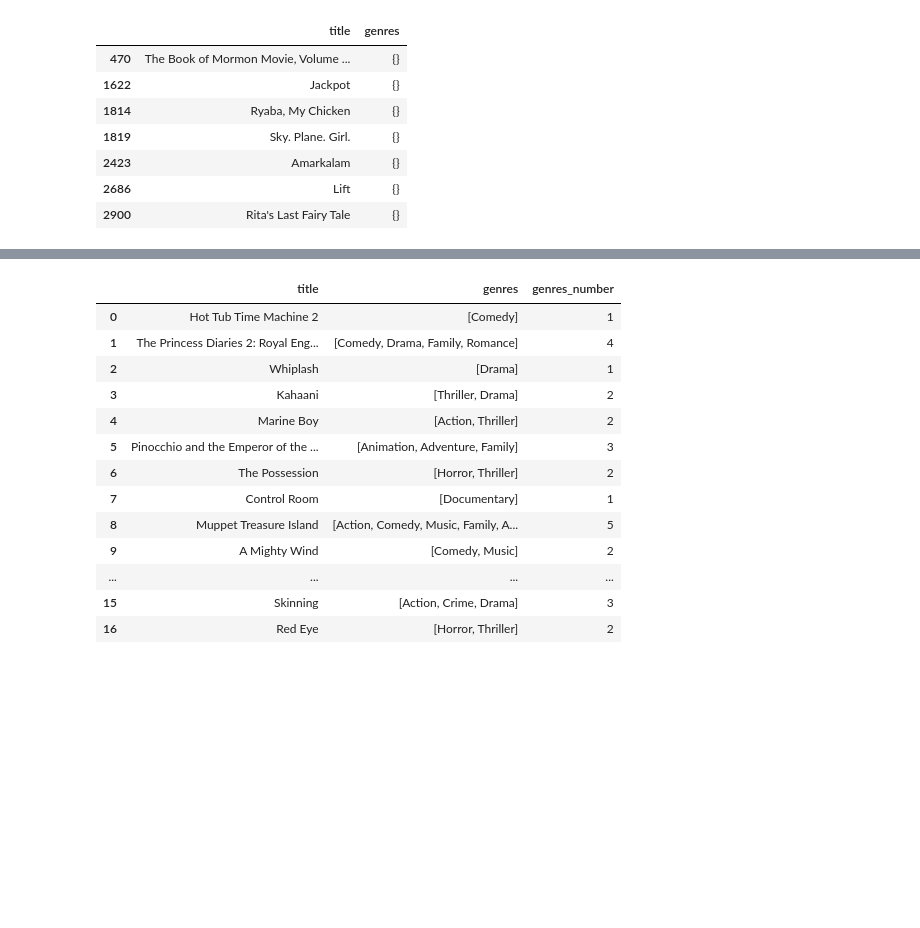
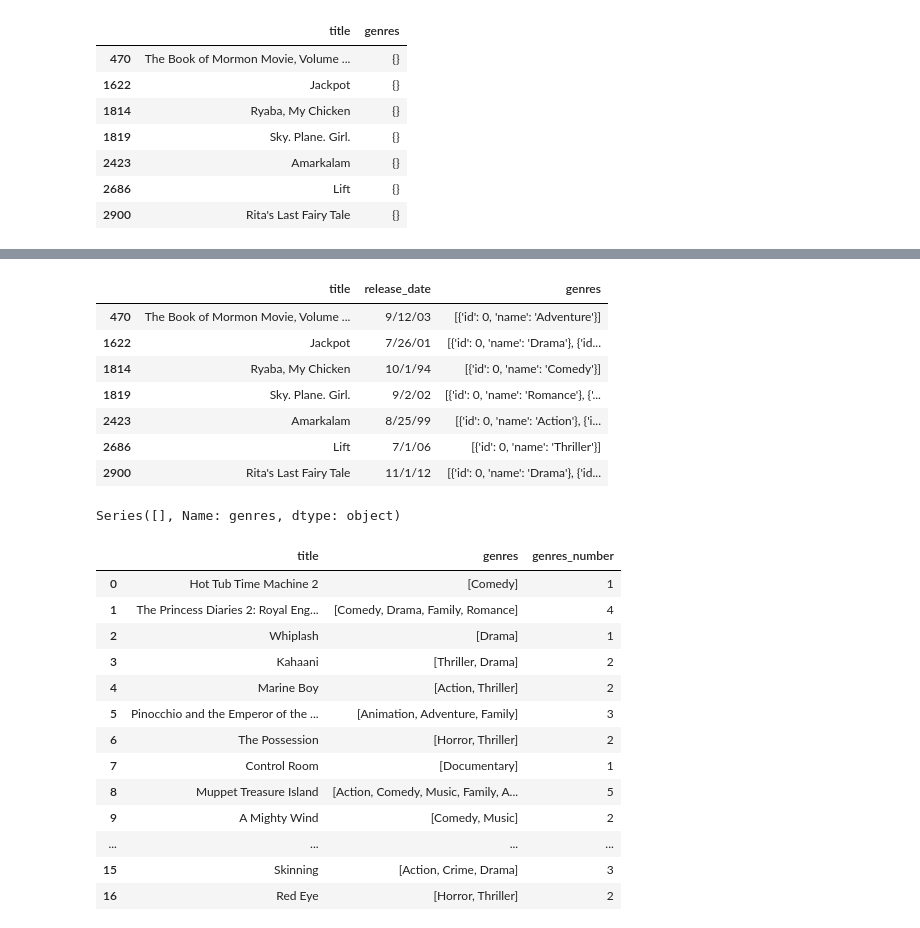
Before and after one commit to eRafaell/kaggle_tmdb_box_office_prediction, a Jupyter notebook: tmdb_box_office_prediction.ipynb, the cells around one changed output, grey strips where cells are left out. Saved outputs shown, nothing was run; the diff lists cells and outputs as text; code cells hidden in the pictures; blank space fills up the shorter version.

```diff
--- a/tmdb_box_office_prediction.ipynb
+++ b/tmdb_box_office_prediction.ipynb
@@ -370,3 +380,55 @@ pd.DataFrame({'title': train['title'][(train['genres'].apply(lambda x: len(x) if
+# %%
+# adding list of genres to empty cells of genres column - id=0 it isn't important
+
+train.loc[train['genres'].index == 470, 'genres'] \
+= train.loc[train['genres'].index == 470, 'genres']\
+.apply(lambda x: [{'id': 0, 'name': 'Adventure'}])
+
+train.loc[train['genres'].index == 1622, 'genres'] \
+= train.loc[train['genres'].index == 1622, 'genres']\
+.apply(lambda x: [{'id': 0, 'name': 'Drama'}, {'id': 0, 'name': 'Comedy'}])
+
+train.loc[train['genres'].index == 1814, 'genres'] \
+= train.loc[train['genres'].index == 1814, 'genres']\
+.apply(lambda x: [{'id': 0, 'name': 'Comedy'}])
+
+train.loc[train['genres'].index == 1819, 'genres'] \
+= train.loc[train['genres'].index == 1819, 'genres']\
+.apply(lambda x: [{'id': 0, 'name': 'Romance'}, {'id': 0, 'name': 'Drama'}])
+
+train.loc[train['genres'].index == 2423, 'genres'] \
+= train.loc[train['genres'].index == 2423, 'genres']\
+.apply(lambda x: [{'id': 0, 'name': 'Action'}, {'id': 0, 'name': 'Drama'}, {'id': 0, 'name': 'Romance'}])
+
+train.loc[train['genres'].index == 2686, 'genres'] \
+= train.loc[train['genres'].index == 2686, 'genres']\
+.apply(lambda x: [{'id': 0, 'name': 'Thriller'}])
+
+train.loc[train['genres'].index == 2900, 'genres'] \
+= train.loc[train['genres'].index == 2900, 'genres']\
+.apply(lambda x: [{'id': 0, 'name': 'Drama'}, {'id': 0, 'name': 'Fantasy'}, {'id': 0, 'name': 'Mystery'}])
+
+train[['title', 'release_date', 'genres']][(train['genres'].index == 470) \
+                                           | (train['genres'].index == 1622) \
+                                           | (train['genres'].index == 1814) \
+                                           | (train['genres'].index == 1819) \
+                                           | (train['genres'].index == 2423) \
+                                           | (train['genres'].index == 2686) \
+                                           | (train['genres'].index == 2900)]
+# %% [output]
+|  | title | release_date | genres |
+| 470 | The Book of Mormon Movie, Volume ... | 9/12/03 | [{'id': 0, 'name': 'Adventure'}] |
+| 1622 | Jackpot | 7/26/01 | [{'id': 0, 'name': 'Drama'}, {'id... |
+| 1814 | Ryaba, My Chicken | 10/1/94 | [{'id': 0, 'name': 'Comedy'}] |
+| 1819 | Sky. Plane. Girl. | 9/2/02 | [{'id': 0, 'name': 'Romance'}, {'... |
+| 2423 | Amarkalam | 8/25/99 | [{'id': 0, 'name': 'Action'}, {'i... |
+| 2686 | Lift | 7/1/06 | [{'id': 0, 'name': 'Thriller'}] |
+| 2900 | Rita's Last Fairy Tale | 11/1/12 | [{'id': 0, 'name': 'Drama'}, {'id... |
+# %%
+# checking if there still are movies with no genre
+train['genres'][(train['genres'].apply(lambda x: len(x) if x != {} else 0)) == 0]
+# %% [output]
+Series([], Name: genres, dtype: object)
 # %%
 # list of genres for every movie
 genres_names_train = train['genres'].apply(lambda x: [i['name'] for i in x] if x!={} else [])
```
Also changed, not shown: parts of 35 cells of this notebook.
